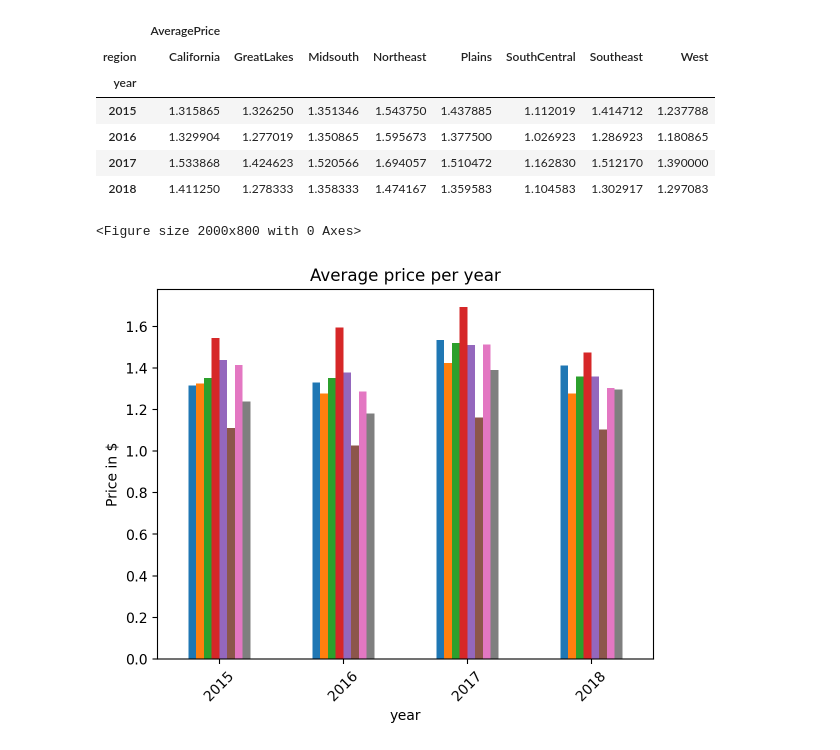
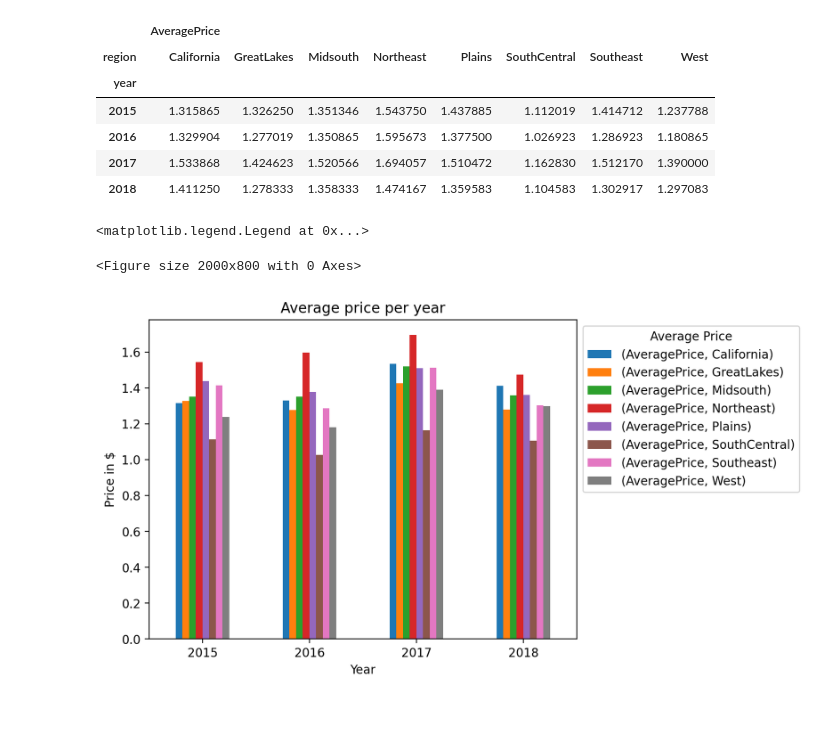
Before and after one commit to albagd77/MAGic-Avocado-TP1, a Jupyter notebook: 01_series_temporales.ipynb, the cells around one changed output. Cells and saved outputs as stored; diff of their text form; code cells hidden in the pictures; blank space fills up the shorter version.

```diff
--- a/01_series_temporales.ipynb
+++ b/01_series_temporales.ipynb
@@ -65,3 +65,18 @@ df
 # %%
 # Convierte 'Date' a tipo datetime
 df['Date'] = pd.to_datetime(df['Date'])
+# %%
+#Para poder escoger un número de period que tenga sentido en seasonal_decompose primero vamos a entender qué datos tengo
+
+# Crear las columnas 'año', 'mes' y 'día'
+df['Month'] = df['Date'].dt.month
+df['Day'] = df['Date'].dt.day
+
+# Crear una columna 'dia_semana' que tenga el nombre del día de la semana
+df['dia_semana'] = df['Date'].dt.day_name()
+
+# Visualizar el resultado
+print(df[['Date', 'year', 'Month','dia_semana']].head())
+
+#Ver qué días tengo registros de entrada en mi tabla
+df['dia_semana'].unique()
@@ -259,12 +293,15 @@ gd_price_yearly
 | 2018 | 1.411250 | 1.278333 | 1.358333 | 1.474167 | 1.359583 | 1.104583 | 1.302917 | 1.297083 |
 # %%
 plt.figure(figsize=(20,8))
-gd_price_yearly.plot(kind="bar")
-plt.xticks(rotation=45)
+gd_price_yearly.plot(kind="bar", legend=False)
+plt.xticks(rotation=0)
 plt.title("Average price per year")
-plt.ylabel("Year")
+plt.xlabel("Year")
 plt.ylabel("Price in $")
-plt.legend().remove()
+
+# Colocar la leyenda en el lado derecho fuera del gráfico
+plt.legend(title='Average Price', loc='upper left', bbox_to_anchor=(1, 1))
 # %% [output]
-<Figure size 2000x800 with 0 Axes>
+<matplotlib.legend.Legend at 0x...>
+<Figure size 2000x800 with 0 Axes>
-[figure, old version]
+[figure, new version]
```
Also changed, not shown: parts of 7 cells of this notebook, 3 other files.
